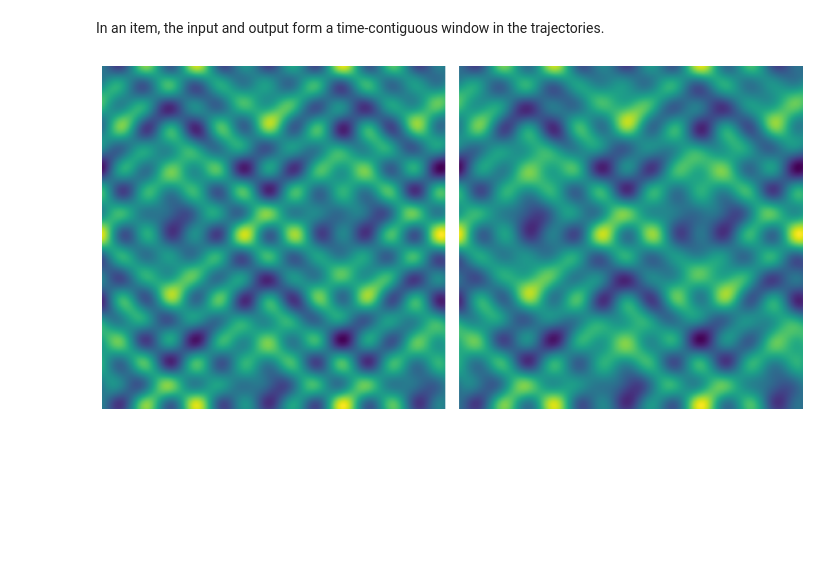
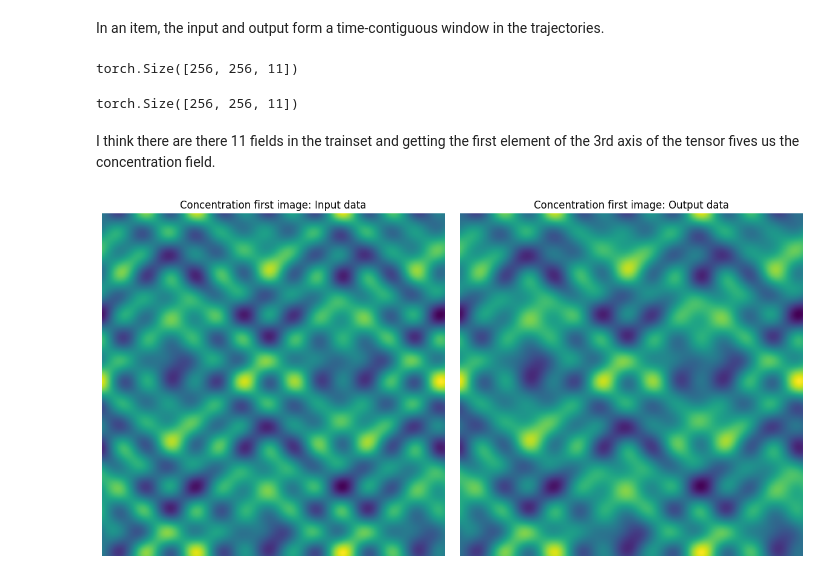
Before and after one commit to edwardchalstrey1/well-active_matter, a Jupyter notebook: active_matter.ipynb, the cells around one changed output. Saved outputs shown, nothing was run; the diff lists cells and outputs as text; code cells hidden in the pictures; blank space fills up the shorter version.

```diff
--- a/active_matter.ipynb
+++ b/active_matter.ipynb
@@ -86,0 +84,10 @@ conc_out = concentration_out[:, :, 0].numpy()
+# %%
+concentration_in.shape
+# %% [output]
+torch.Size([256, 256, 11])
+# %%
+concentration_out.shape
+# %% [output]
+torch.Size([256, 256, 11])
+# %% [markdown]
+I think there are there 11 fields in the trainset and getting the first element of the 3rd axis of the tensor fives us the concentration field.
@@ -87,12 +98,14 @@ conc_out = concentration_out[:, :, 0].numpy()
 # %%
 plt.figure(figsize=(12, 6))
 plt.subplot(1, 2, 1)
+plt.title("Concentration first image: Input data")
 plt.imshow(conc_in, cmap='viridis', origin="upper")
 plt.axis("off")
 plt.subplot(1, 2, 2)
+plt.title("Concentration first image: Output data")
 plt.imshow(conc_out, cmap='viridis', origin="upper")
 plt.axis("off")
 plt.tight_layout()
 plt.show()
 # %% [output]
-[figure, old version]
+[figure, new version]
```
Also changed, not shown: parts of 2 cells of this notebook.
